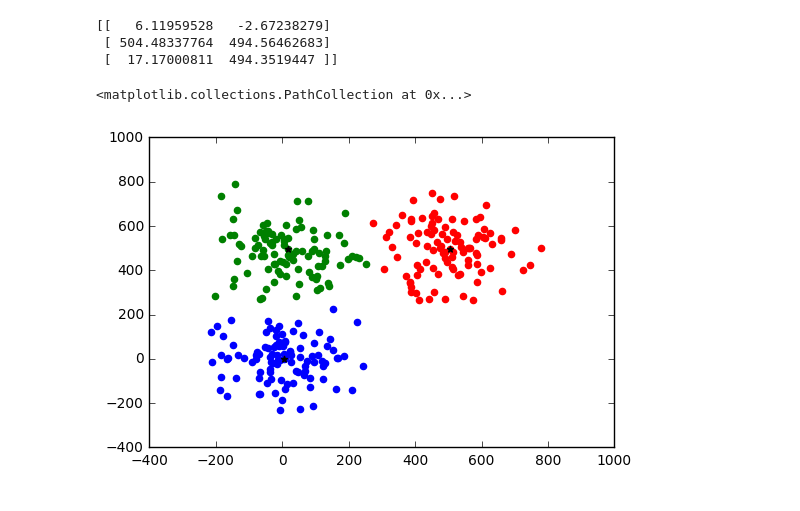
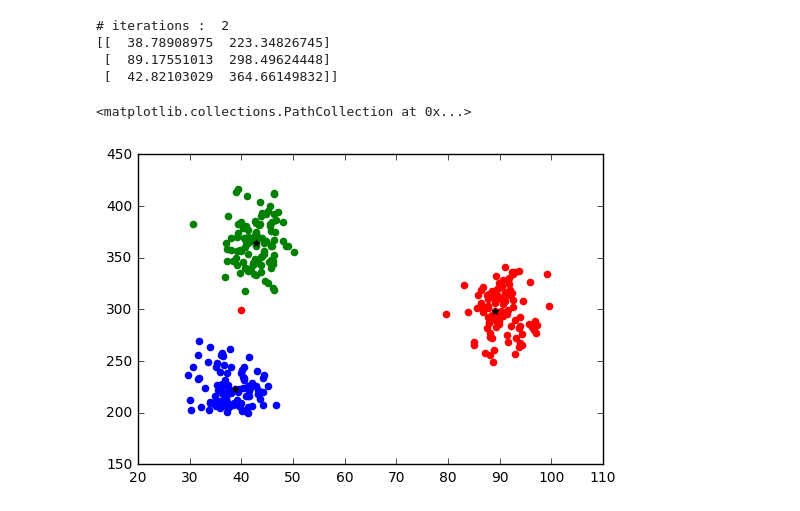
Before and after one commit to crystalclear506/k-Mean-Clustering, a Jupyter notebook: Clustering.ipynb, the cells around one changed output. Cells and saved outputs as stored; diff of their text form; code cells hidden in the pictures.

```diff
--- a/Clustering.ipynb
+++ b/Clustering.ipynb
@@ -56,7 +56,7 @@ def kmeanCluster(initial_centroids, points):
         return new_centroid
 
     final_clusters = [None] #Funny work-around making recursive step references to this local variable instead of copying
-
+    no_iterations = [0]
     def cluster(initial_centroids, points):
         clustered_indexes, clustered_records = [], []
         for point in points:
@@ -84,8 +84,10 @@ def kmeanCluster(initial_centroids, points):
         #Recursive Step
         if(sum_euclidean(initial_centroids, new_initial_centroids) == 0):
             final_clusters[0] = clusters
+            print "# iterations : ", no_iterations[0]
             return new_initial_centroids
         else:
+            no_iterations[0] = no_iterations[0] + 1
             return cluster(new_initial_centroids, points)
 
     return cluster(initial_centroids, points), final_clusters[0]
@@ -157,26 +160,33 @@ plt.scatter(genned_data[:, 0], genned_data[:, 1])
 # %%
 import pandas as pd
 
-output = kmeanCluster(twoDimensionalDataGen()[:3], twoDimensionalDataGen())
+output = kmeanCluster(genned_data[:3][:,:2], genned_data[:, :2])
+# scaled_genned_data = genned_data
+# scaled_genned_data[:, 0] = scaled_genned_data[:, 0]/100
+# scaled_genned_data[:, 1] = (scaled_genned_data[:, 1]-200)/600
+
+
+# output = kmeanCluster(scaled_genned_data[:3][:,:2], scaled_genned_data[:, :2])
 
 final_centroids = output[0][:]
 result = output[1][:]
 
 for cluster_index, cluster in enumerate(result):
     df_result = pd.DataFrame(cluster)
-    df_result.to_csv("cluster_%s.csv" % cluster_index, index_col=None, header=None)
+#     df_result.to_csv("output_cluster_%s.csv" % cluster_index, index_col=None, header=None)
 
 plt.scatter(result[0][:, 0], result[0][:, 1], color="blue")
 plt.scatter(result[1][:, 0], result[1][:, 1], color="red")
 plt.scatter(result[2][:, 0], result[2][:, 1], color="green")
 
 final_centroids = np.array(final_centroids)
 print final_centroids
 
 plt.scatter(final_centroids[:, 0], final_centroids[:, 1], color="black", marker='*')
 # %% [output]
-[[   6.11959528   -2.67238279]
- [ 504.48337764  494.56462683]
- [  17.17000811  494.3519447 ]]
+# iterations :  2
+[[  38.78908975  223.34826745]
+ [  89.17551013  298.49624448]
+ [  42.82103029  364.66149832]]
 <matplotlib.collections.PathCollection at 0x...>
-[figure, old version]
+[figure, new version]
```
Also changed, not shown: parts of 3 cells of this notebook, 12 other files.
